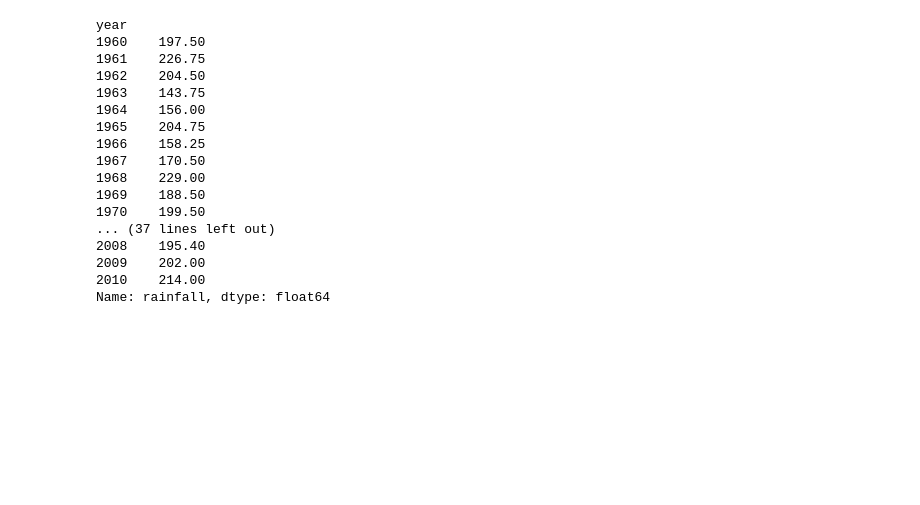
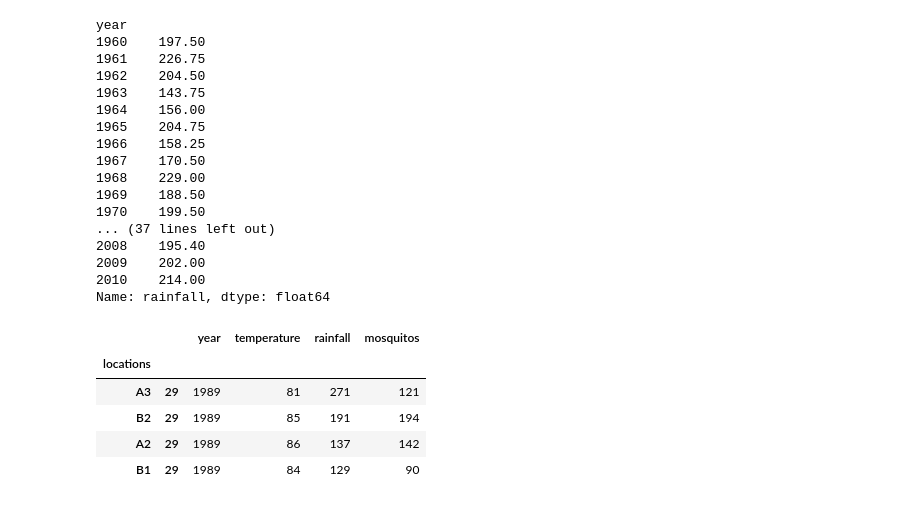
Before and after one commit to dotsdl/swc_ucsf_python, a Jupyter notebook: Mosquito Analysis.ipynb, the cells around one changed output. Drawn from its saved outputs; the diff is of its cells as text; code cells hidden in the pictures; blank space fills up the shorter version.

```diff
--- a/Mosquito Analysis.ipynb
+++ b/Mosquito Analysis.ipynb
@@ -1122,3 +1122,14 @@ year
 2009    202.00
 2010    214.00
 Name: rainfall, dtype: float64
+# %%
+grouped = df.groupby('year')
+# %%
+grouped.get_group(1989)
+# %% [output]
+|  |  | year | temperature | rainfall | mosquitos |
+| locations |  |  |  |  |  |
+| A3 | 29 | 1989 | 81 | 271 | 121 |
+| B2 | 29 | 1989 | 85 | 191 | 194 |
+| A2 | 29 | 1989 | 86 | 137 | 142 |
+| B1 | 29 | 1989 | 84 | 129 | 90 |
```
